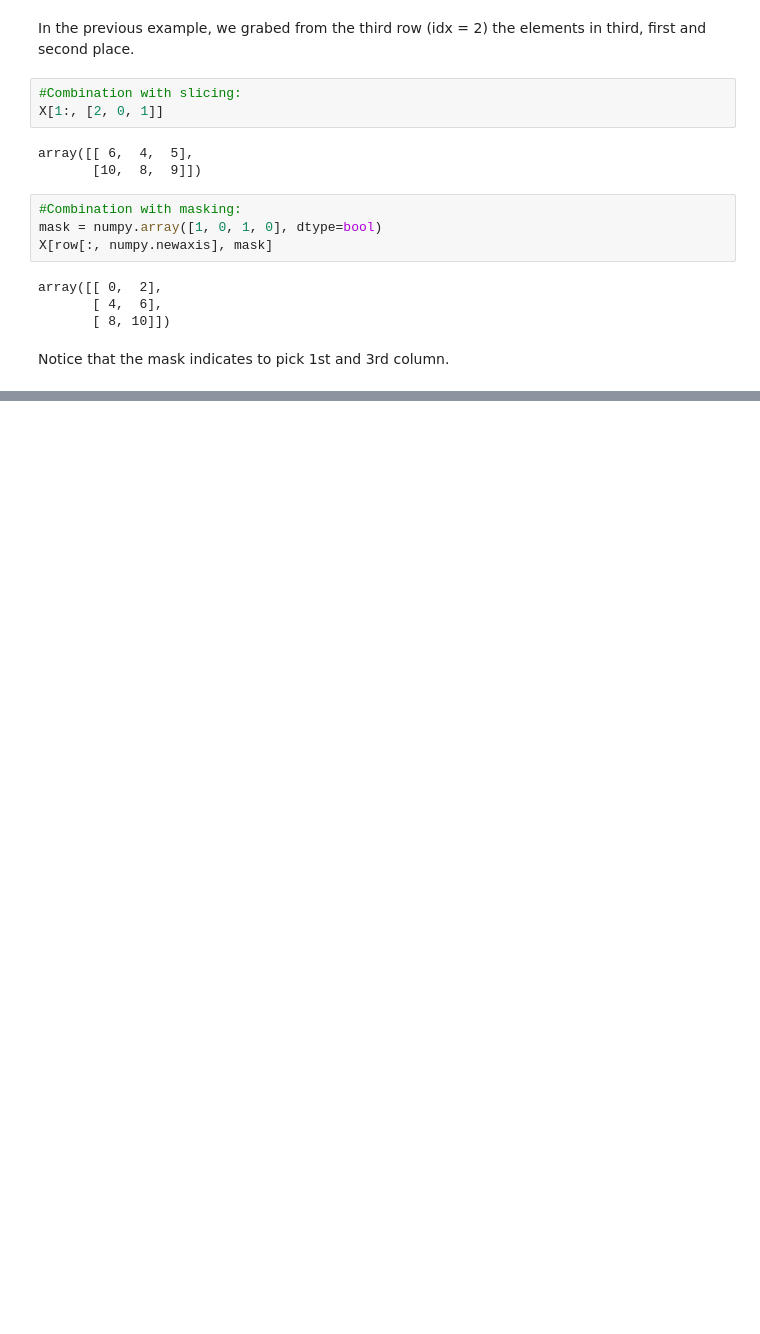
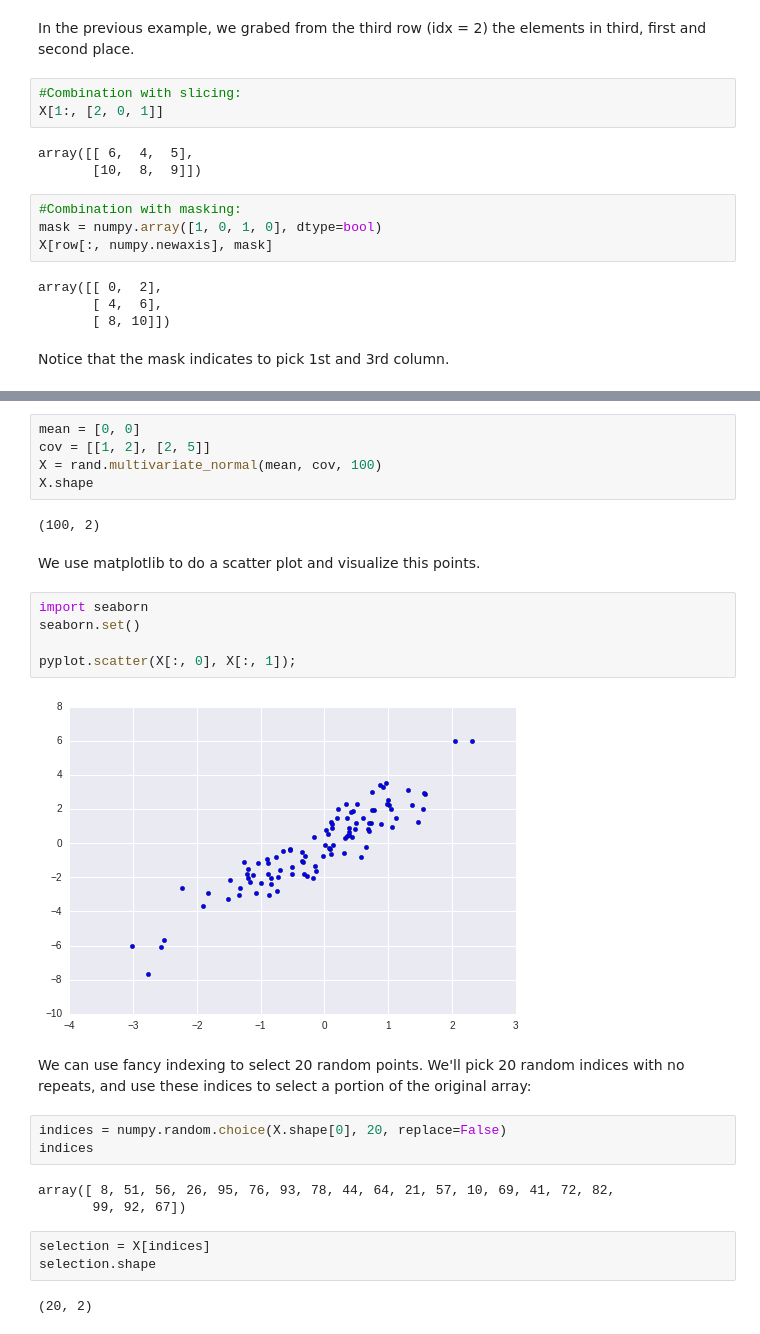
Before and after one commit to ncclementi/PythonDataScienceHandbook, a Jupyter notebook: my_notebooks/Chapter_2.ipynb, the cells around one changed output, grey strips where cells are left out. Cells and saved outputs as stored; diff of their text form; blank space fills up the shorter version.

Commit message:
Add examples on fancy indexing

```diff
--- a/my_notebooks/Chapter_2.ipynb
+++ b/my_notebooks/Chapter_2.ipynb
@@ -867,0 +872,29 @@ Notice that the mask indicates to pick 1st and 3rd column.
+# %%
+mean = [0, 0]
+cov = [[1, 2], [2, 5]]
+X = rand.multivariate_normal(mean, cov, 100)
+X.shape
+# %% [output]
+(100, 2)
+# %% [markdown]
+We use matplotlib to do a scatter plot and visualize this points.
+# %%
+import seaborn
+seaborn.set()
+
+pyplot.scatter(X[:, 0], X[:, 1]);
+# %% [output]
+[figure, added]
+# %% [markdown]
+We can use fancy indexing to select 20 random points. We'll pick 20 random indices with no repeats, and use these indices to select a portion of the original array:
+# %%
+indices = numpy.random.choice(X.shape[0], 20, replace=False)
+indices
+# %% [output]
+array([ 8, 51, 56, 26, 95, 76, 93, 78, 44, 64, 21, 57, 10, 69, 41, 72, 82,
+       99, 92, 67])
+# %%
+selection = X[indices]
+selection.shape
+# %% [output]
+(20, 2)
```
Also changed, not shown: parts of 20 cells of this notebook.
